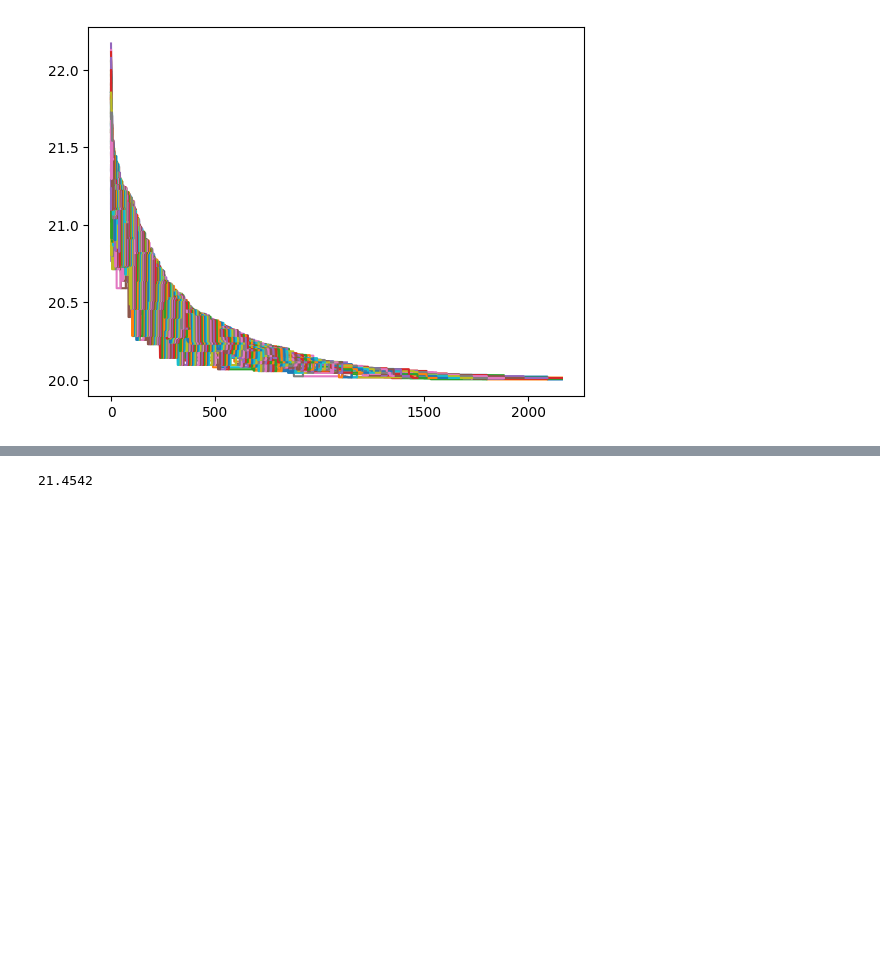
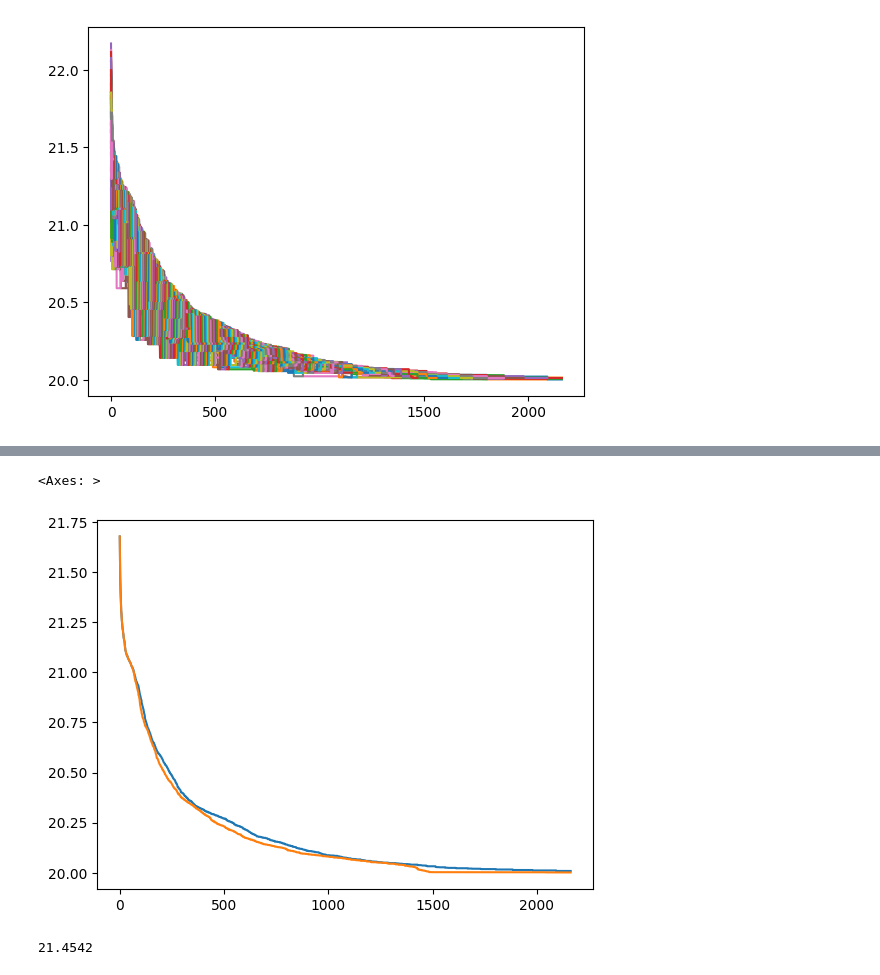
Before and after one commit to raphaelgoms/analysis-scripts, a Jupyter notebook: exps-data-analyzer.ipynb, the cells around one changed output, grey strips where cells are left out. Saved outputs shown, nothing was run; the diff lists cells and outputs as text; code cells hidden in the pictures; blank space fills up the shorter version.

```diff
--- a/exps-data-analyzer.ipynb
+++ b/exps-data-analyzer.ipynb
@@ -166,3 +192,9 @@ costs_df[costs_df != -1].plot(legend=False)
+# %%
+costs_df[costs_df != -1].mean(axis=1).plot()
+dm_costs_df[dm_costs_df != -1].mean(axis=1).plot()
+# %% [output]
+<Axes: >
+[figure, added]
 # %%
 df = analyzer.get_data_frame(f"pop-g{1}")
 
```
Also changed, not shown: parts of 35 cells of this notebook.
